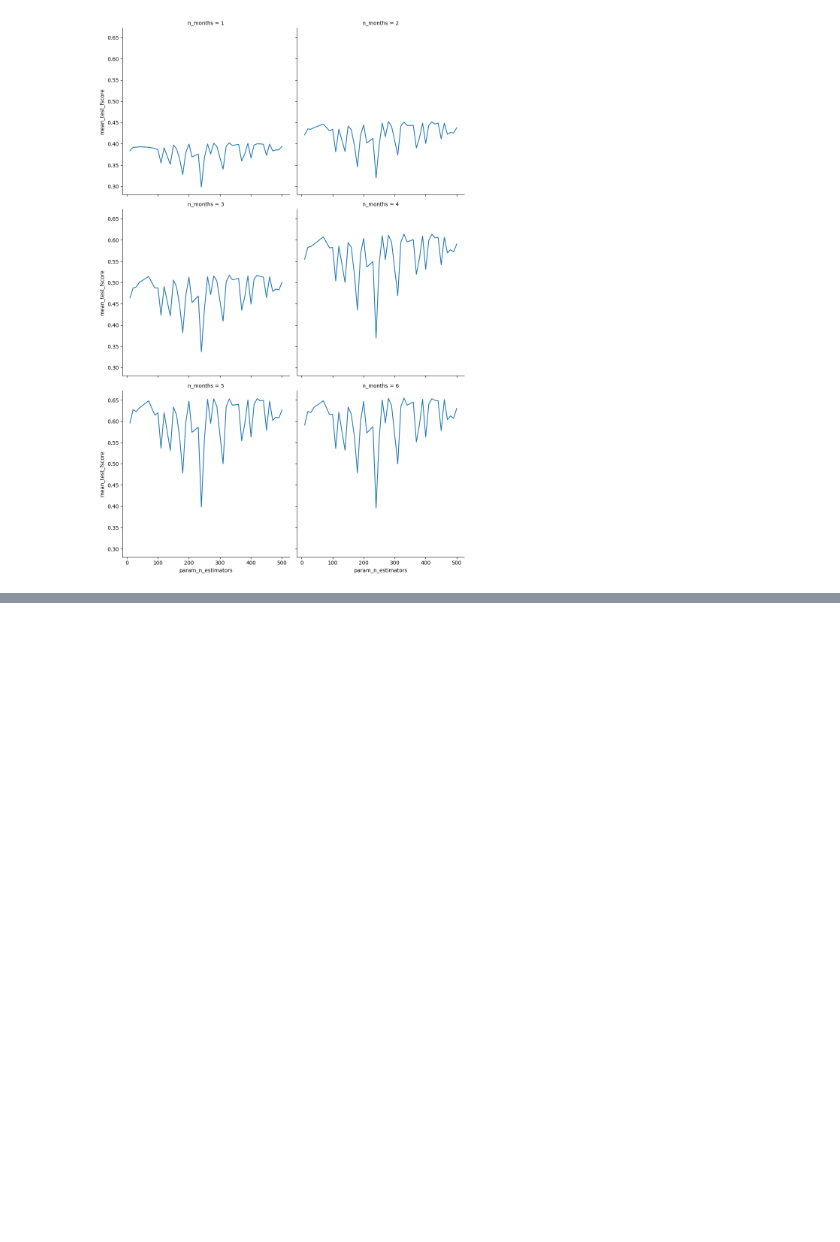
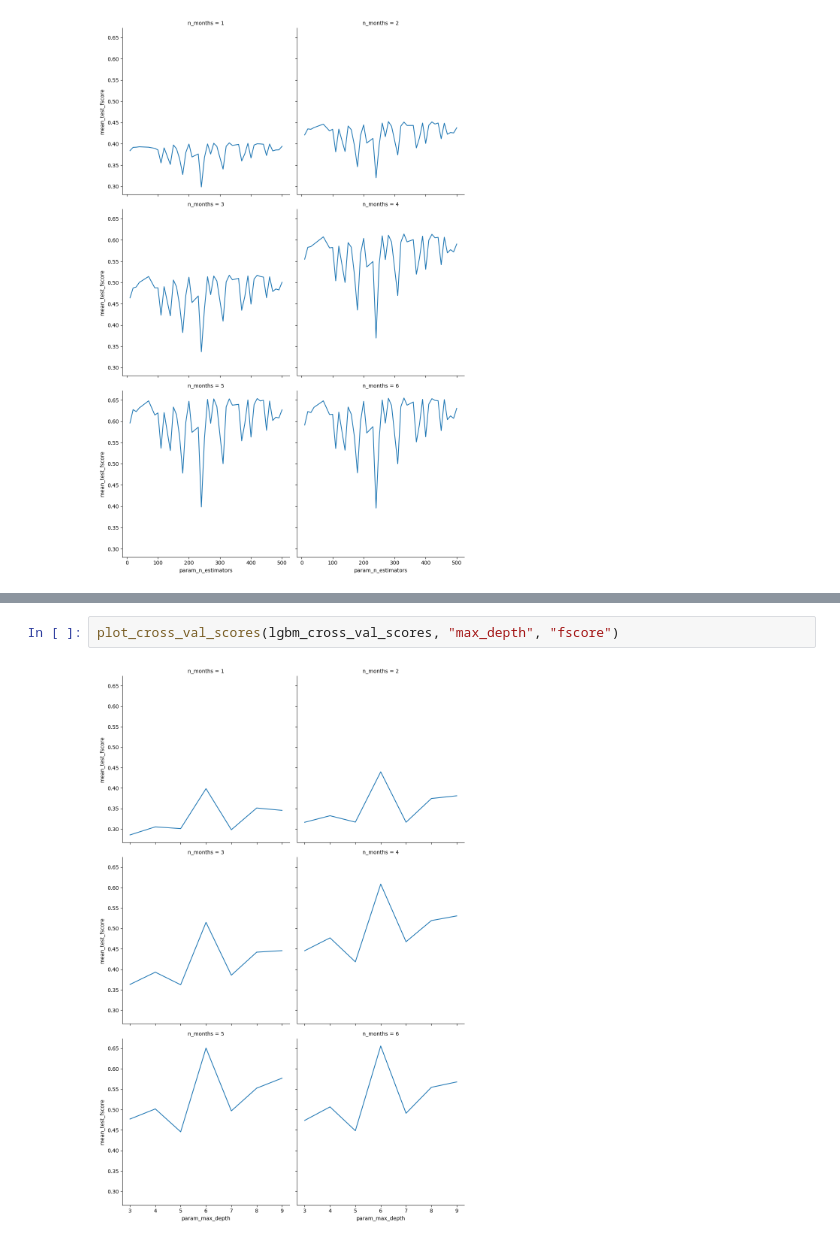
Before and after one commit to PavelSyomin/crop-classification, a Jupyter notebook: Crop Classification.ipynb, the cells around one changed output, grey strips where cells are left out. Drawn from its saved outputs; the diff is of its cells as text; blank space fills up the shorter version.

```diff
--- a/Crop Classification.ipynb
+++ b/Crop Classification.ipynb
@@ -473,0 +535,4 @@ plot_cross_val_scores(rf_cross_val_scores, "n_estimators", "fscore")
+# %%
+plot_cross_val_scores(lgbm_cross_val_scores, "max_depth", "fscore")
+# %% [output]
+[figure, added]
```
Also changed, not shown: parts of 16 cells of this notebook.
